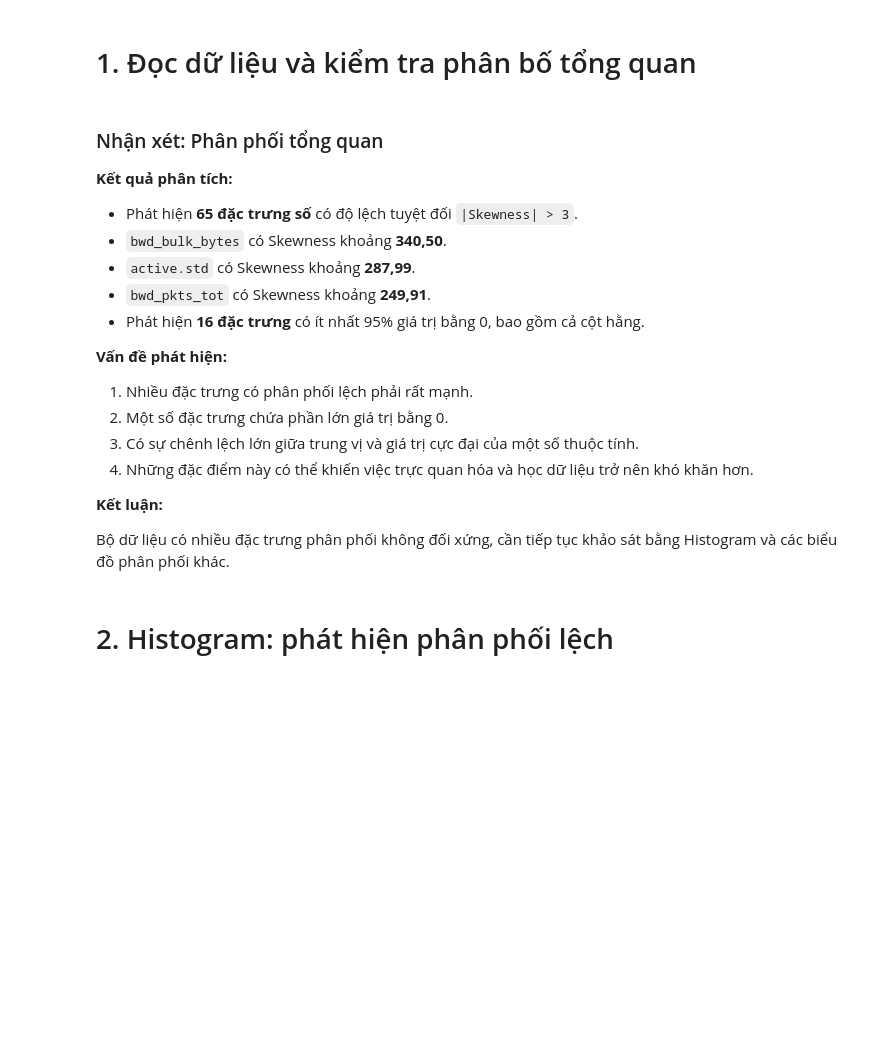
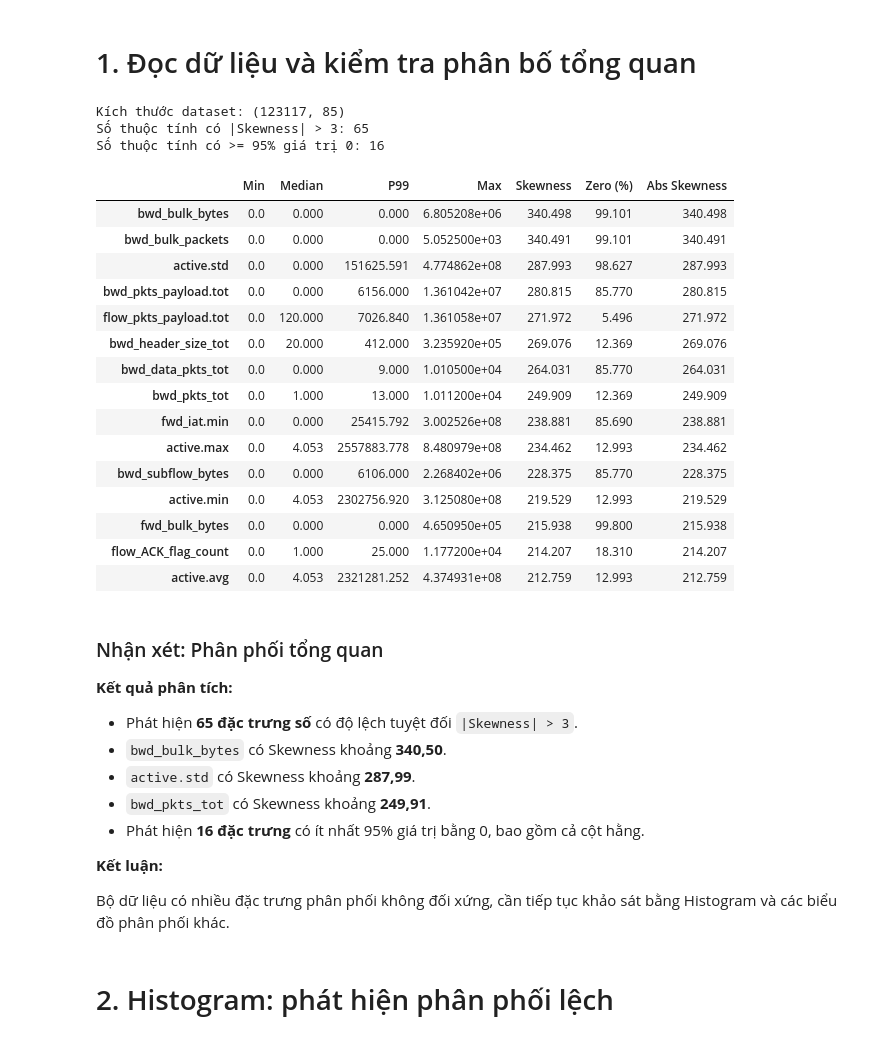
Before and after one commit to dungluu277/SGU26K2_MayHoc_DCT124C3_Nhom4_RT-IoT2022, a Jupyter notebook: final_IoT/sample_project/project/eda/02_Data_Distribution.ipynb, the cells around one changed output. Drawn from its saved outputs; the diff is of its cells as text; code cells hidden in the pictures; blank space fills up the shorter version.

```diff
--- a/final_IoT/sample_project/project/eda/02_Data_Distribution.ipynb
+++ b/final_IoT/sample_project/project/eda/02_Data_Distribution.ipynb
@@ -27,7 +27,7 @@ for folder in SEARCH_ROOTS:
         break
 
 if DATA_PATH is None:
-    raise FileNotFoundError("Kh?ng t?m th?y RT_IOT2022.csv trong c?u tr?c project")
+    raise FileNotFoundError("Khong tim thay RT_IOT2022.csv trong cau truc project")
 
 SAMPLE_ROOT = next(
     (
@@ -39,7 +39,7 @@ SAMPLE_ROOT = next(
     None,
 )
 if SAMPLE_ROOT is None:
-    raise FileNotFoundError("Kh?ng t?m th?y th? m?c g?c sample_project")
+    raise FileNotFoundError("Khong tim thay thu muc goc sample_project")
 
 RUN_DIR = SAMPLE_ROOT / "result" / "eda" / "EDA_Thanhdai" / "02_Data_Distribution"
 FIG_DIR = RUN_DIR / "images"
@@ -68,33 +68,53 @@ summary = pd.DataFrame({
     "Max": num_varying.max(),
     "Skewness": num_varying.skew(),
     "Zero (%)": num_varying.eq(0).mean() * 100
 })
 
 summary["Abs Skewness"] = summary["Skewness"].abs()
 
 print("Kích thước dataset:", df.shape)
 
 print(
     "Số thuộc tính có |Skewness| > 3:",
     (summary["Abs Skewness"] > 3).sum()
 )
 
 print(
     "Số thuộc tính có >= 95% giá trị 0:",
     (num.eq(0).mean() >= 0.95).sum()
 )
 
 display(
     summary.sort_values(
         "Abs Skewness",
         ascending=False
     ).head(15).round(3)
 )
 
 summary.to_csv(
     TABLE_DIR / "02_numeric_distribution_summary.csv",
     encoding="utf-8-sig"
 )
+# %% [output]
+Kích thước dataset: (123117, 85)
+Số thuộc tính có |Skewness| > 3: 65
+Số thuộc tính có >= 95% giá trị 0: 16
+|  | Min | Median | P99 | Max | Skewness | Zero (%) | Abs Skewness |
+| bwd_bulk_bytes | 0.0 | 0.000 | 0.000 | 6.805208e+06 | 340.498 | 99.101 | 340.498 |
+| bwd_bulk_packets | 0.0 | 0.000 | 0.000 | 5.052500e+03 | 340.491 | 99.101 | 340.491 |
+| active.std | 0.0 | 0.000 | 151625.591 | 4.774862e+08 | 287.993 | 98.627 | 287.993 |
+| bwd_pkts_payload.tot | 0.0 | 0.000 | 6156.000 | 1.361042e+07 | 280.815 | 85.770 | 280.815 |
+| flow_pkts_payload.tot | 0.0 | 120.000 | 7026.840 | 1.361058e+07 | 271.972 | 5.496 | 271.972 |
+| bwd_header_size_tot | 0.0 | 20.000 | 412.000 | 3.235920e+05 | 269.076 | 12.369 | 269.076 |
+| bwd_data_pkts_tot | 0.0 | 0.000 | 9.000 | 1.010500e+04 | 264.031 | 85.770 | 264.031 |
+| bwd_pkts_tot | 0.0 | 1.000 | 13.000 | 1.011200e+04 | 249.909 | 12.369 | 249.909 |
+| fwd_iat.min | 0.0 | 0.000 | 25415.792 | 3.002526e+08 | 238.881 | 85.690 | 238.881 |
+| active.max | 0.0 | 4.053 | 2557883.778 | 8.480979e+08 | 234.462 | 12.993 | 234.462 |
+| bwd_subflow_bytes | 0.0 | 0.000 | 6106.000 | 2.268402e+06 | 228.375 | 85.770 | 228.375 |
+| active.min | 0.0 | 4.053 | 2302756.920 | 3.125080e+08 | 219.529 | 12.993 | 219.529 |
+| fwd_bulk_bytes | 0.0 | 0.000 | 0.000 | 4.650950e+05 | 215.938 | 99.800 | 215.938 |
+| flow_ACK_flag_count | 0.0 | 1.000 | 25.000 | 1.177200e+04 | 214.207 | 18.310 | 214.207 |
+| active.avg | 0.0 | 4.053 | 2321281.252 | 4.374931e+08 | 212.759 | 12.993 | 212.759 |
 # %% [markdown]
 ### Nhận xét: Phân phối tổng quan
 
@@ -108,15 +128,6 @@ summary.to_csv(
 - Phát hiện **16 đặc trưng** có ít nhất 95%
   giá trị bằng 0, bao gồm cả cột hằng.
 
-**Vấn đề phát hiện:**
-
-1. Nhiều đặc trưng có phân phối lệch phải rất mạnh.
-2. Một số đặc trưng chứa phần lớn giá trị bằng 0.
-3. Có sự chênh lệch lớn giữa trung vị và giá trị
-   cực đại của một số thuộc tính.
-4. Những đặc điểm này có thể khiến việc trực quan
-   hóa và học dữ liệu trở nên khó khăn hơn.
-
 **Kết luận:**
 
 Bộ dữ liệu có nhiều đặc trưng phân phối không đối xứng,
```
Also changed, not shown: parts of 11 cells of this notebook, 4 other files.
